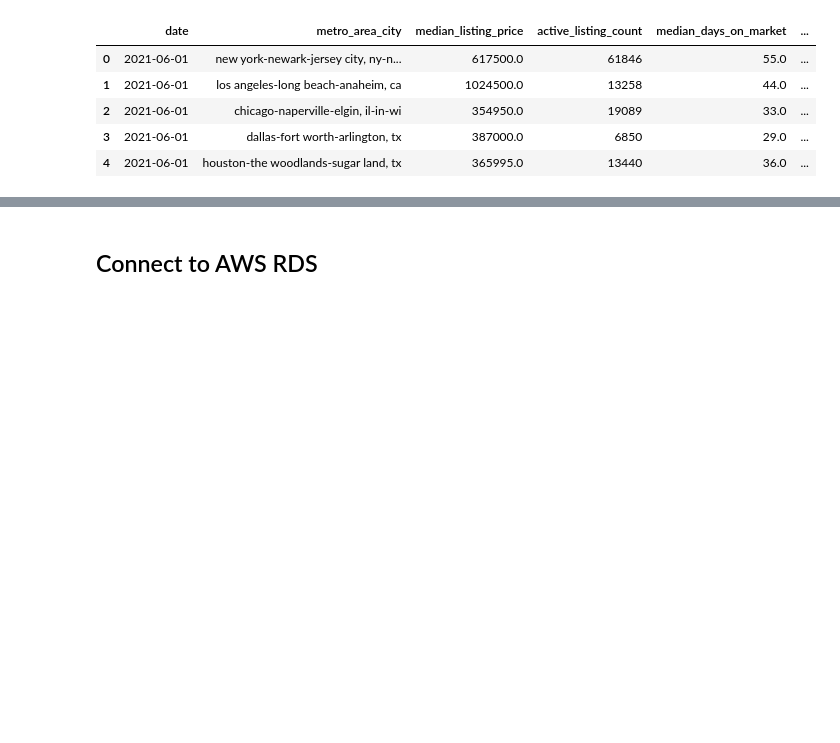
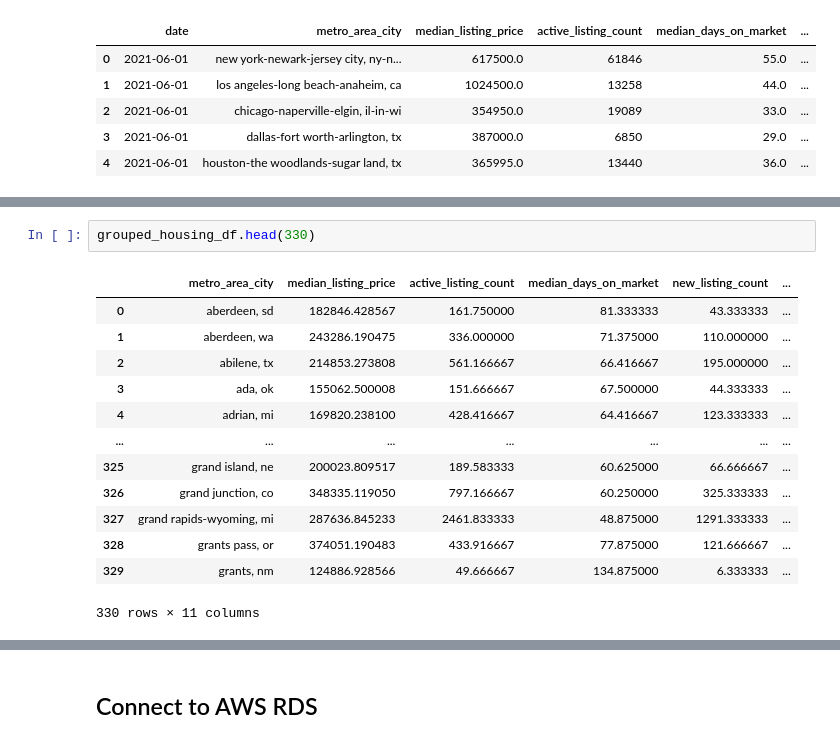
Before and after one commit to marke0816/Sleeper_Cities, a Jupyter notebook: jupyter_notebooks/aws_sleeper_cities.ipynb, the cells around one changed output, grey strips where cells are left out. Saved outputs shown, nothing was run; the diff lists cells and outputs as text; blank space fills up the shorter version.

```diff
--- a/jupyter_notebooks/aws_sleeper_cities.ipynb
+++ b/jupyter_notebooks/aws_sleeper_cities.ipynb
@@ -153,0 +168,16 @@ grouped_housing_df.head(20)
+# %%
+grouped_housing_df.head(330)
+# %% [output]
+|  | metro_area_city | median_listing_price | active_listing_count | median_days_on_market | new_listing_count | ... |
+| 0 | aberdeen, sd | 182846.428567 | 161.750000 | 81.333333 | 43.333333 | ... |
+| 1 | aberdeen, wa | 243286.190475 | 336.000000 | 71.375000 | 110.000000 | ... |
+| 2 | abilene, tx | 214853.273808 | 561.166667 | 66.416667 | 195.000000 | ... |
+| 3 | ada, ok | 155062.500008 | 151.666667 | 67.500000 | 44.333333 | ... |
+| 4 | adrian, mi | 169820.238100 | 428.416667 | 64.416667 | 123.333333 | ... |
+| ... | ... | ... | ... | ... | ... | ... |
+| 325 | grand island, ne | 200023.809517 | 189.583333 | 60.625000 | 66.666667 | ... |
+| 326 | grand junction, co | 348335.119050 | 797.166667 | 60.250000 | 325.333333 | ... |
+| 327 | grand rapids-wyoming, mi | 287636.845233 | 2461.833333 | 48.875000 | 1291.333333 | ... |
+| 328 | grants pass, or | 374051.190483 | 433.916667 | 77.875000 | 121.666667 | ... |
+| 329 | grants, nm | 124886.928566 | 49.666667 | 134.875000 | 6.333333 | ... |
+330 rows × 11 columns
```
Also changed, not shown: parts of 13 cells of this notebook.
